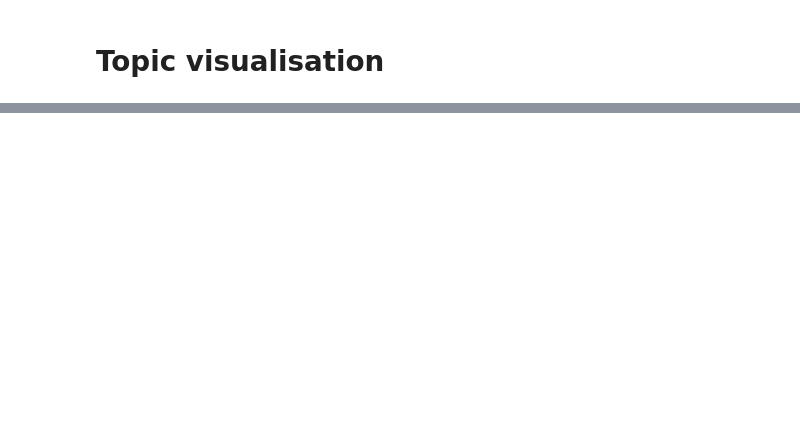
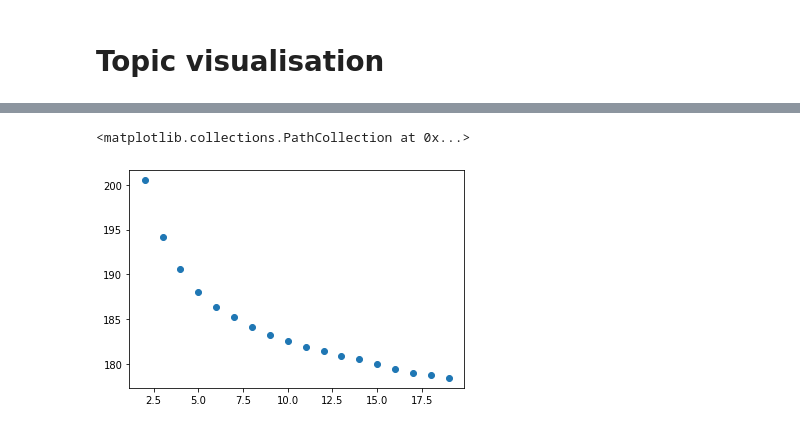
Before and after one commit to alexandredupuy-zini/dynamic-topic-modeling, a Jupyter notebook: notebooks/kmeans.ipynb, the cells around one changed output, grey strips where cells are left out. Saved outputs shown, nothing was run; the diff lists cells and outputs as text; code cells hidden in the pictures; blank space fills up the shorter version.

```diff
--- a/notebooks/kmeans.ipynb
+++ b/notebooks/kmeans.ipynb
@@ -274,0 +370,27 @@ print_top_terms(n_topic, n_terms, max_t, cluster_terms)
+# %%
+def generate_doc_embedding_mean(doc_index, BOW, id2token, emb_size):
+    doc_embedding = np.zeros((1, emb_size))
+    __, cols = BOW.getrow(doc_index).nonzero()
+    for word_id in cols:
+        try:
+            doc_embedding += Glove_embeddings[id2token[word_id]]
+        except:
+            pass
+    return doc_embedding / BOW_train.getrow(doc_index).sum()
+# %%
+doc_embeddings = np.zeros((BOW_train.shape[0], emb_size))
+
+for doc_index in tqdm(range(BOW_train.shape[0])):
+    doc_embeddings[doc_index] = generate_doc_embedding_mean(doc_index, BOW_train, dictionary, emb_size)
+# %%
+inertie = []
+
+for k in tqdm(range(2, 20)):
+    km = KMeans(n_clusters=k, n_jobs=-1)
+    km.fit(doc_embeddings)
+    inertie.append(km.inertia_)
+# %%
+plt.scatter(range(2,20), inertie)
+# %% [output]
+<matplotlib.collections.PathCollection at 0x...>
+[figure, added]
```
Also changed, not shown: parts of 42 cells of this notebook.
